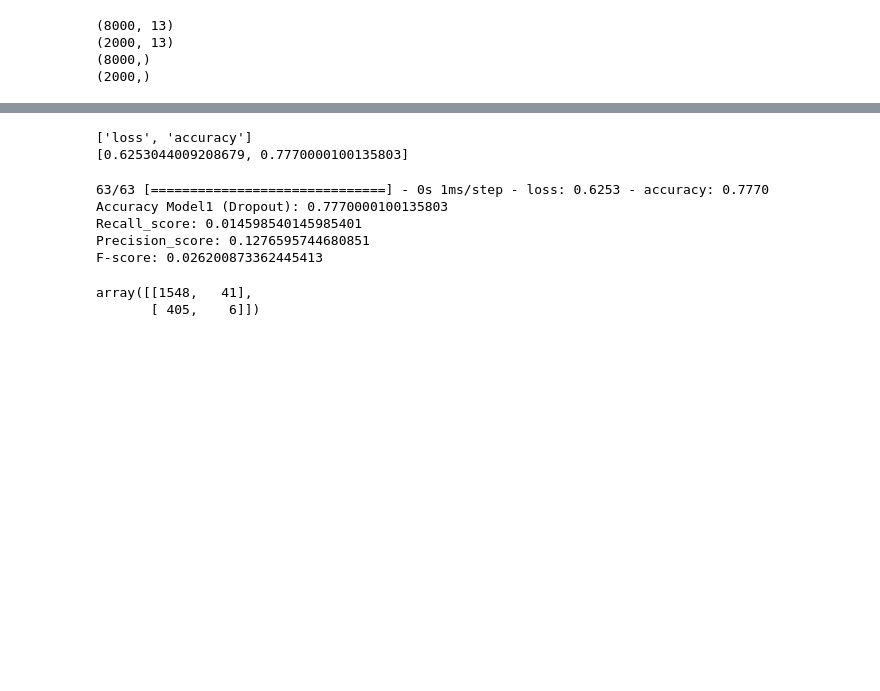
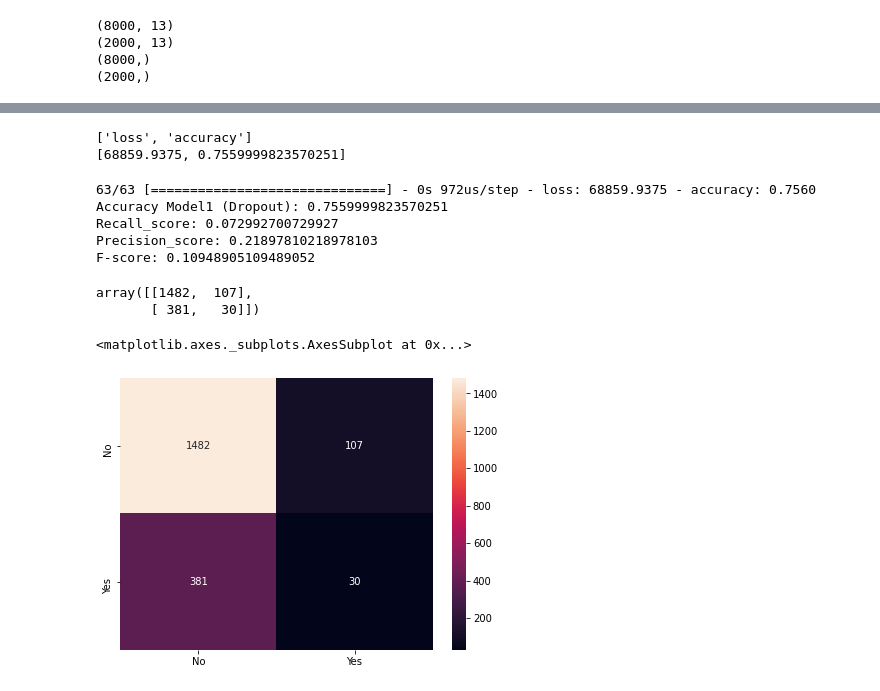
Before and after one commit to qthanglee/UTA, a Jupyter notebook: projects/bank_turnover/main.ipynb, the cells around one changed output, grey strips where cells are left out. Drawn from its saved outputs; the diff is of its cells as text; code cells hidden in the pictures; blank space fills up the shorter version.

```diff
--- a/projects/bank_turnover/main.ipynb
+++ b/projects/bank_turnover/main.ipynb
@@ -111,7 +111,7 @@ model_classifier = Sequential()
 
 # Add 2 hidden layers
 model_classifier.add(Dense(16 ,activation='relu',input_dim = 13))
-model_classifier.add(Dense(16,activation='tanh'))
+model_classifier.add(Dense(16,activation='relu'))
 
 # Add output layer
 model_classifier.add(Dense(1, activation='sigmoid'))
@@ -120,5 +120,5 @@ model_classifier.compile(optimizer='sgd', loss='binary_crossentropy',  metrics =
 model_classifier.summary()
 
 # model is trained over 100 epochs
-model_classifier.fit(X_train,Y_train,epochs=100,validation_data=(X_test,Y_test),batch_size=X_train.shape[0])
+model_classifier.fit(X_train,Y_train,epochs=100,batch_size=10)
 # %% [output]
@@ -142,6 +142,7 @@ Epoch 100/100
 <tensorflow.python.keras.callbacks.History at 0x...>
 # %%
 Y_pred = model_classifier.predict(X_test)
+Y_pred = (Y_pred > 0.5)
 # %%
 results = model_classifier.evaluate(X_test, Y_test.values)
 # %% [output]
@@ -151,7 +152,7 @@ print(model_classifier.metrics_names)
 print(results)
 # %% [output]
 ['loss', 'accuracy']
-[0.6253044009208679, 0.7770000100135803]
+[68859.9375, 0.7559999823570251]
 # %%
 # Confusion Matrix
 Y_pred_cls = model_classifier.predict_classes(X_test, batch_size=200, verbose=0)
@@ -161,10 +162,21 @@ print('Precision_score: ' + str(precision_score(Y_test.values, Y_pred_cls)))
 print('F-score: ' + str(f1_score(Y_test.values,Y_pred_cls)))
 confusion_matrix(Y_test.values, Y_pred_cls)
 # %% [output]
-63/63 [==============================] - 0s 1ms/step - loss: 0.6253 - accuracy: 0.7770
-Accuracy Model1 (Dropout): 0.7770000100135803
-Recall_score: 0.014598540145985401
-Precision_score: 0.1276595744680851
-F-score: 0.026200873362445413
+63/63 [==============================] - 0s 972us/step - loss: 68859.9375 - accuracy: 0.7560
+Accuracy Model1 (Dropout): 0.7559999823570251
+Recall_score: 0.072992700729927
+Precision_score: 0.21897810218978103
+F-score: 0.10948905109489052
-array([[1548,   41],
-       [ 405,    6]])
+array([[1482,  107],
+       [ 381,   30]])
+# %%
+from sklearn.metrics import confusion_matrix
+import seaborn as sns
+cm = confusion_matrix(Y_test, Y_pred)
+df_cm = pd.DataFrame(cm, index = [i for i in ["No","Yes"]],
+                  columns = [i for i in ["No","Yes"]])
+plt.figure(figsize = (7,5))
+sns.heatmap(df_cm, annot=True ,fmt='g')
+# %% [output]
+<matplotlib.axes._subplots.AxesSubplot at 0x...>
+[figure, added]
```
Also changed, not shown: parts of 2 cells of this notebook.
